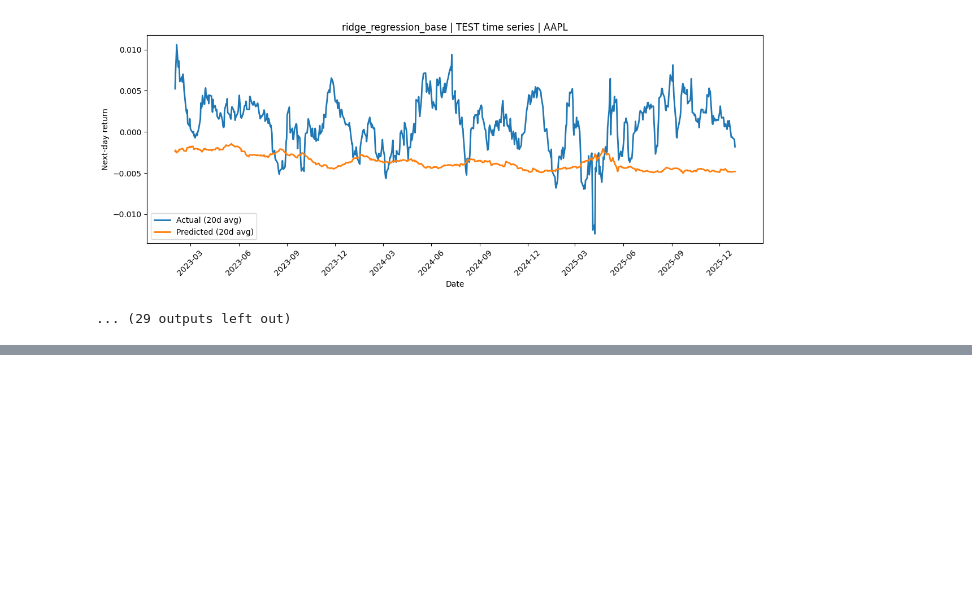
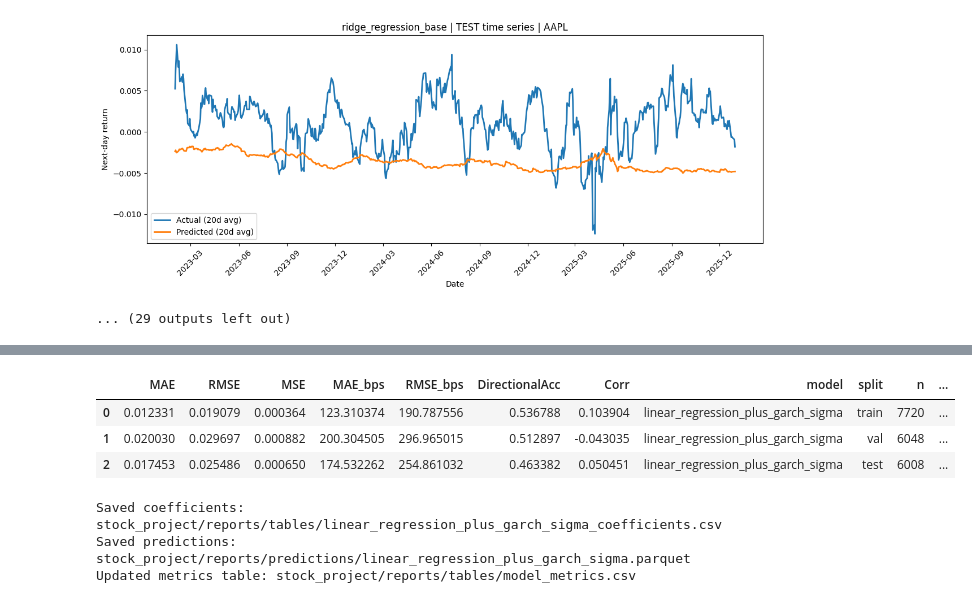
Before and after one commit to RichelCode/Final_Stock_Analysis, a Jupyter notebook: stock_market_final.ipynb, the cells around one changed output, grey strips where cells are left out. Drawn from its saved outputs; the diff is of its cells as text; code cells hidden in the pictures; blank space fills up the shorter version.

Commit message:
Garch features included in the linear regression model

```diff
--- a/stock_market_final.ipynb
+++ b/stock_market_final.ipynb
@@ -1994,0 +2017,50 @@ print("Saved plots to:", FIG_DIR.resolve())
+# %%
+from sklearn.linear_model import LinearRegression
+
+MODEL_NAME = "linear_regression_plus_garch_sigma"
+NUM_FEATURES = num_features_plus_garch_sigma  # base + GARCH sigma features
+
+preprocess = ColumnTransformer(
+    transformers=[
+        ("num", StandardScaler(), NUM_FEATURES),
+        ("cat", OneHotEncoder(handle_unknown="ignore"), ["Ticker"]),
+    ],
+    remainder="drop"
+)
+
+pipe = Pipeline([
+    ("preprocess", preprocess),
+    ("model", LinearRegression()),
+])
+
+pipe.fit(train_df[NUM_FEATURES + ["Ticker"]], train_df[TARGET_COL])
+
+pred_df = pd.concat([
+    make_pred_frame(train_df, pipe.predict(train_df[NUM_FEATURES + ["Ticker"]]), MODEL_NAME),
+    make_pred_frame(val_df,   pipe.predict(val_df[NUM_FEATURES + ["Ticker"]]),   MODEL_NAME),
+    make_pred_frame(test_df,  pipe.predict(test_df[NUM_FEATURES + ["Ticker"]]),  MODEL_NAME),
+], ignore_index=True)
+
+metrics_df = evaluate_predictions(pred_df, MODEL_NAME, baseline_mse_by_split=BASELINE_MSE_BY_SPLIT)
+display(metrics_df)
+
+# Interpretability: coefficients
+feat_names = pipe.named_steps["preprocess"].get_feature_names_out()
+coefs = pipe.named_steps["model"].coef_
+coef_df = pd.DataFrame({"feature": feat_names, "coef": coefs})
+coef_df["abs_coef"] = coef_df["coef"].abs()
+coef_df = coef_df.sort_values("abs_coef", ascending=False)
+
+coef_path = TAB_DIR / f"{MODEL_NAME}_coefficients.csv"
+coef_df.to_csv(coef_path, index=False)
+print("Saved coefficients:", coef_path)
+
+save_predictions_and_metrics(pred_df, metrics_df, MODEL_NAME)
+# %% [output]
+|  | MAE | RMSE | MSE | MAE_bps | RMSE_bps | DirectionalAcc | Corr | model | split | n | ... |
+| 0 | 0.012331 | 0.019079 | 0.000364 | 123.310374 | 190.787556 | 0.536788 | 0.103904 | linear_regression_plus_garch_sigma | train | 7720 | ... |
+| 1 | 0.020030 | 0.029697 | 0.000882 | 200.304505 | 296.965015 | 0.512897 | -0.043035 | linear_regression_plus_garch_sigma | val | 6048 | ... |
+| 2 | 0.017453 | 0.025486 | 0.000650 | 174.532262 | 254.861032 | 0.463382 | 0.050451 | linear_regression_plus_garch_sigma | test | 6008 | ... |
+Saved coefficients: stock_project/reports/tables/linear_regression_plus_garch_sigma_coefficients.csv
+Saved predictions: stock_project/reports/predictions/linear_regression_plus_garch_sigma.parquet
+Updated metrics table: stock_project/reports/tables/model_metrics.csv
```
Also changed, not shown: parts of 1 cell of this notebook, 3 other files.
